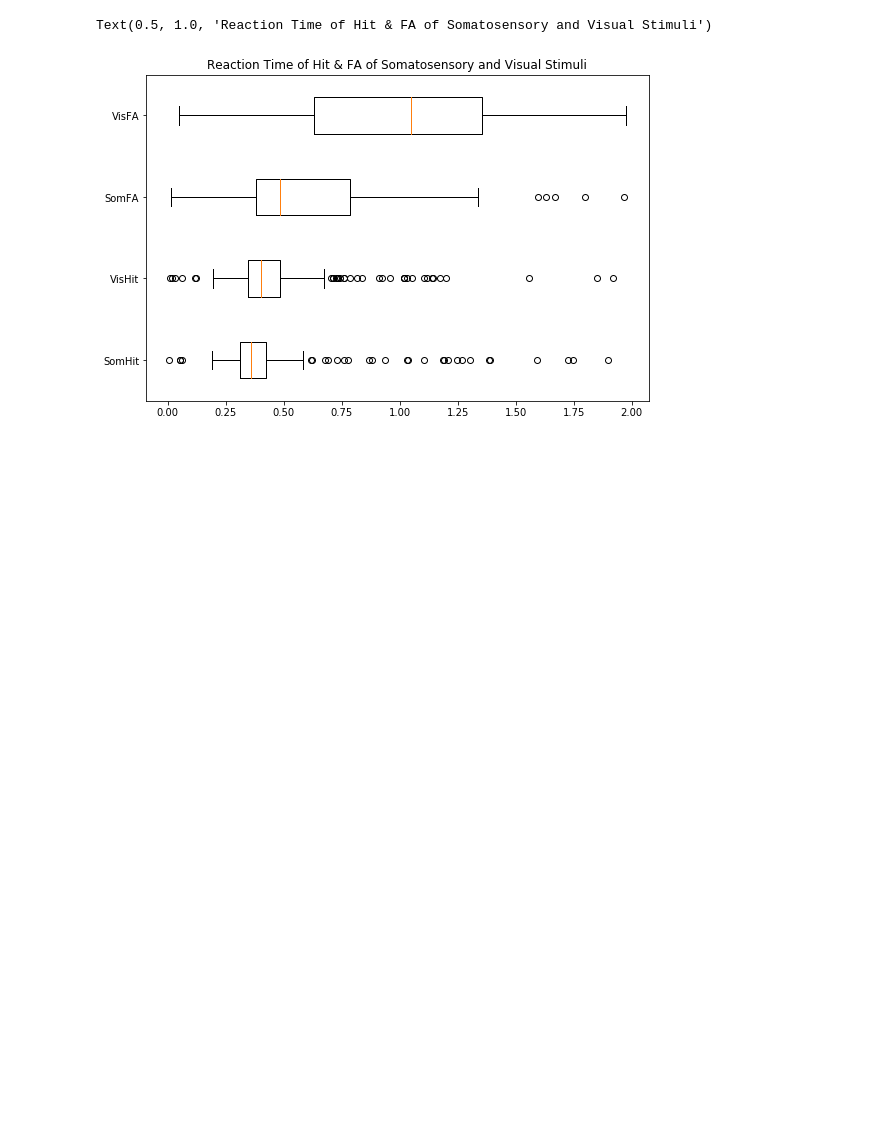
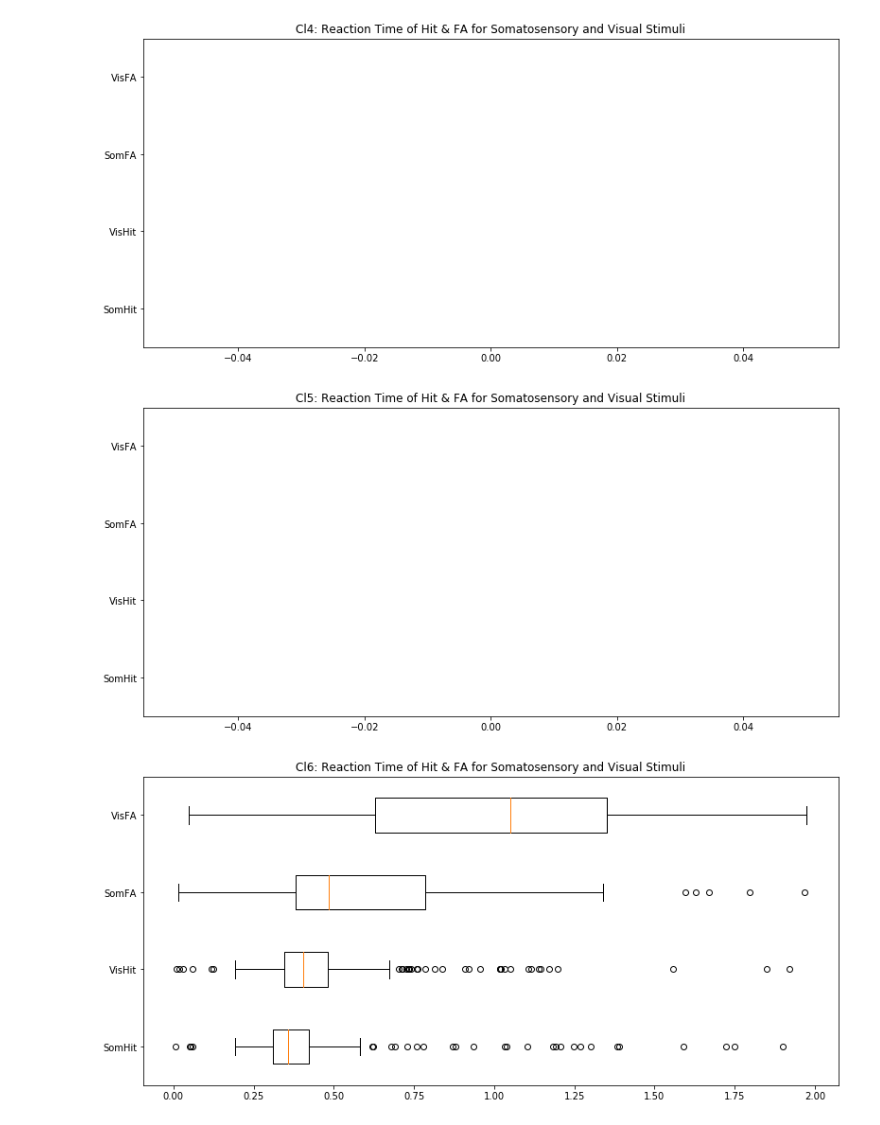
Before and after one commit to maimechevee/Undergrads, a Jupyter notebook: Evelyn WIP Whisker Plots.ipynb, the cells around one changed output. Drawn from its saved outputs; the diff is of its cells as text; code cells hidden in the pictures; blank space fills up the shorter version.

```diff
--- a/Evelyn WIP Whisker Plots.ipynb
+++ b/Evelyn WIP Whisker Plots.ipynb
@@ -66,12 +67,48 @@ ax.set_yticklabels(['SomHit','VisHit','SomFA','VisFA'])
-# %%
-#Create boxplots
-import numpy as np
-import matplotlib.pyplot as plt
-fig = plt.figure(1, figsize=(9,6))
-ax = fig.add_subplot(111)
-bp = ax.boxplot([SomHit, VisHit, SomFA, VisFA], vert=False)
-ax.set_yticklabels(['SomHit','VisHit','SomFA','VisFA'])
-ax.set_title('Reaction Time of Hit & FA of Somatosensory and Visual Stimuli')
-# %% [output]
-Text(0.5, 1.0, 'Reaction Time of Hit & FA of Somatosensory and Visual Stimuli')
-[figure, removed]
+# %%
+#Boxplots for individual mouse
+
+import numpy as np
+import pandas as pd
+N_trial_types = ['SomHit','SomFA','VisHit','VisFA']
+mouse_uni = np.unique(master_log.mouse_name)
+date_uni = np.unique(master_log.date)
+
+#Sub-DataFrame for individual mouse & Dictionary for session and reaction times
+#Temp filter: Category - Non-claustrum
+session_mouse = {}
+for i in range(0, len(mouse_uni)):
+    for j in range(0, len(date_uni)):
+        sub = master_log[(master_log.mouse_name == mouse_uni[i][0]) & (master_log.date == date_uni[j][0]) & (master_log.Category == 'NOTClaustrum')]
+        if (sub.empty == False):
+            session_mouse[str(mouse_uni[i][0])+','+str(date_uni[j][0])] = [sub[(sub['Stim/Block/Response'] == N_trial_types[0]) & (sub.cluster_name == sub.cluster_name[sub.cluster_name.index[0]][0])].FirstLick,
+                                                                           sub[(sub['Stim/Block/Response'] == N_trial_types[1]) & (sub.cluster_name == sub.cluster_name[sub.cluster_name.index[0]][0])].FirstLick,
+                                                                           sub[(sub['Stim/Block/Response'] == N_trial_types[2]) & (sub.cluster_name == sub.cluster_name[sub.cluster_name.index[0]][0])].FirstLick,
+                                                                           sub[(sub['Stim/Block/Response'] == N_trial_types[3]) & (sub.cluster_name == sub.cluster_name[sub.cluster_name.index[0]][0])].FirstLick]
+    SomHit = []
+    SomFA = []
+    VisHit = []
+    VisFA = []
+    for value in session_mouse:
+        L1 = session_mouse[value][0]
+        for k in L1:
+            SomHit.append(k)
+        L2 = session_mouse[value][1]
+        for k in L2:
+            SomFA.append(k)
+        L3 = session_mouse[value][2]
+        for k in L3:
+            VisHit.append(k)
+        L4 = session_mouse[value][3]
+        for k in L4:
+            VisFA.append(k)
+
+    fig = plt.figure(figsize=(50,6))
+    fig.subplots_adjust(hspace=0.4, wspace=0.4)
+    ax = fig.add_subplot(1, len(mouse_uni), i+1)
+    ax.boxplot([SomHit, VisHit, SomFA, VisFA], vert=False)
+    ax.set_yticklabels(['SomHit','VisHit','SomFA','VisFA'])
+    ax.set_title(str(mouse_uni[i][0])+': Reaction Time of Hit & FA for Somatosensory and Visual Stimuli')
+# %% [output]
+[figure, added]
+[figure, added]
+[figure, added]
```
Also changed, not shown: parts of 1 cell of this notebook.
